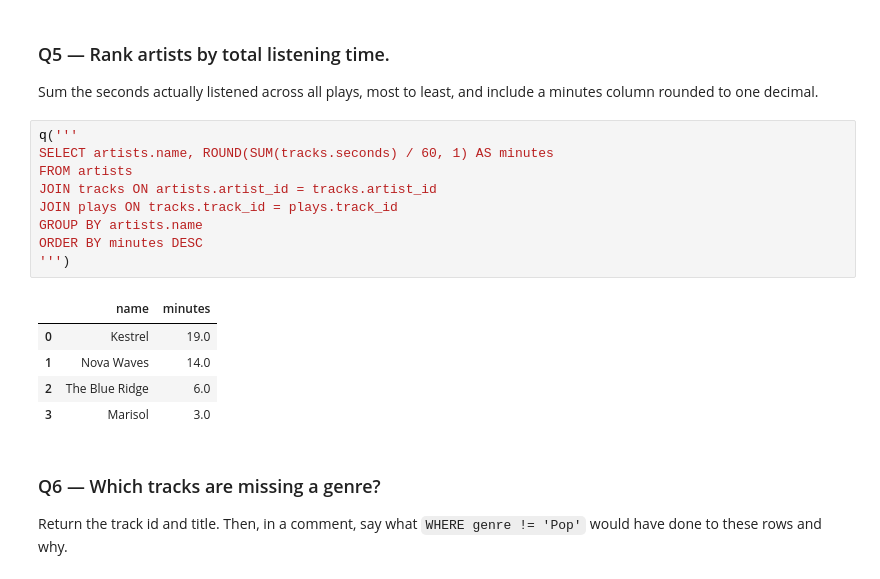
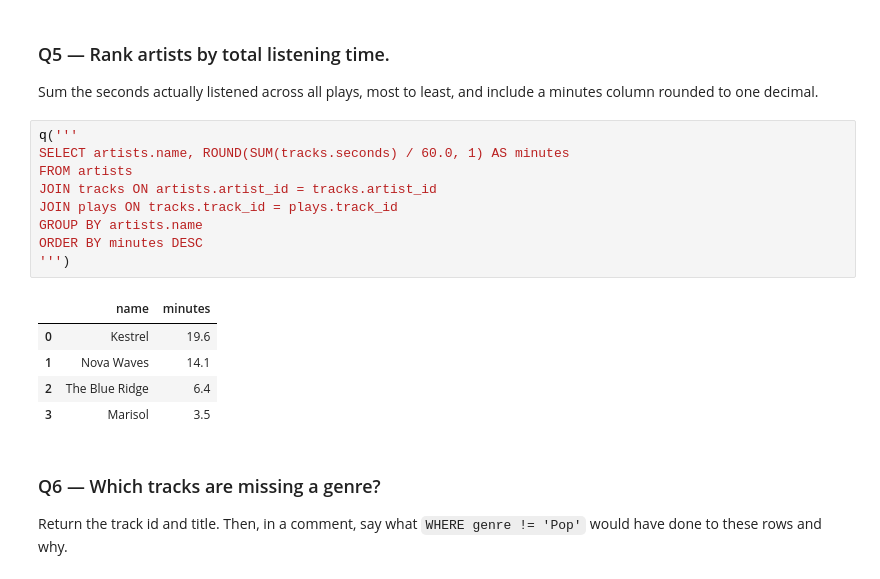
Before and after one commit to yilinw762/ds2002-fa26, a Jupyter notebook: notebooks/02-sql-databases/2026_09_11_—_SQL_Challenge_Set_—_Lab.ipynb, the cells around one changed output. Cells and saved outputs as stored; diff of their text form.

```diff
--- a/notebooks/02-sql-databases/2026_09_11_—_SQL_Challenge_Set_—_Lab.ipynb
+++ b/notebooks/02-sql-databases/2026_09_11_—_SQL_Challenge_Set_—_Lab.ipynb
@@ -116,19 +116,19 @@ WHERE plays.track_id IS NULL
 Sum the seconds actually listened across all plays, most to least, and include a minutes column rounded to one decimal.
 # %%
 q('''
-SELECT artists.name, ROUND(SUM(tracks.seconds) / 60, 1) AS minutes
+SELECT artists.name, ROUND(SUM(tracks.seconds) / 60.0, 1) AS minutes
 FROM artists
 JOIN tracks ON artists.artist_id = tracks.artist_id
 JOIN plays ON tracks.track_id = plays.track_id
 GROUP BY artists.name
 ORDER BY minutes DESC
 ''')
 # %% [output]
 |  | name | minutes |
-| 0 | Kestrel | 19.0 |
-| 1 | Nova Waves | 14.0 |
-| 2 | The Blue Ridge | 6.0 |
-| 3 | Marisol | 3.0 |
+| 0 | Kestrel | 19.6 |
+| 1 | Nova Waves | 14.1 |
+| 2 | The Blue Ridge | 6.4 |
+| 3 | Marisol | 3.5 |
 # %% [markdown]
 ### Q6 — Which tracks are missing a genre?
 
```
Also changed, not shown: parts of 2 cells of this notebook.
